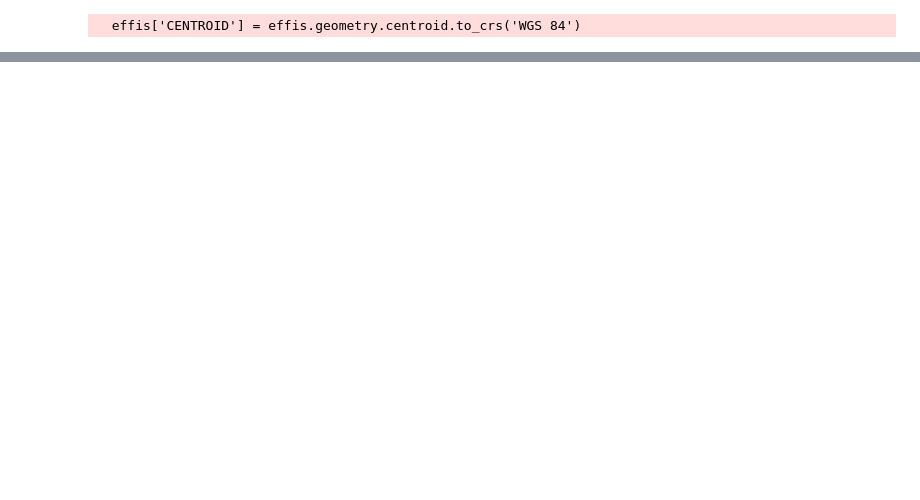
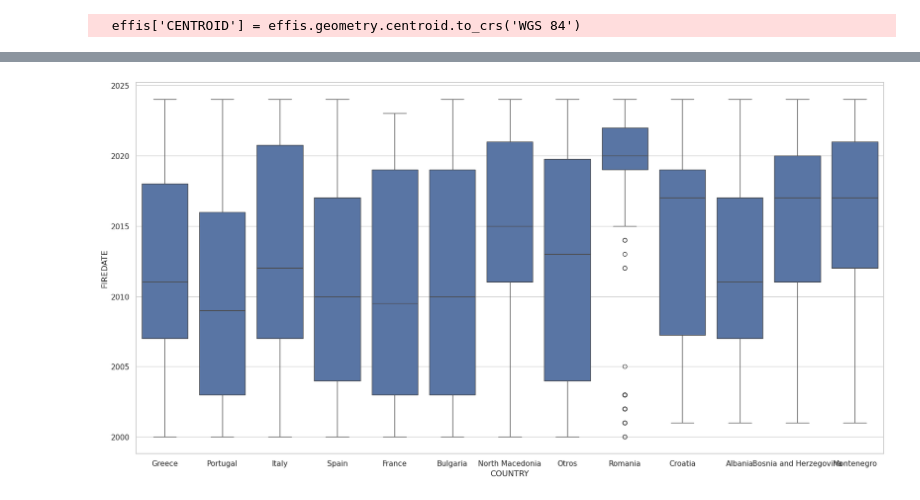
Before and after one commit to vrieraj/EDA_EFFIS, a Jupyter notebook: EDA_EFFIS.ipynb, the cells around one changed output, grey strips where cells are left out. Saved outputs shown, nothing was run; the diff lists cells and outputs as text; code cells hidden in the pictures; blank space fills up the shorter version.

```diff
--- a/EDA_EFFIS.ipynb
+++ b/EDA_EFFIS.ipynb
@@ -84,0 +145,5 @@ effis['LAT'], effis['LON'] = effis.CENTROID.y, effis.CENTROID.x
+# %%
+# Cargamos shapefile con datos de todos los países del mundo
+
+df_paises = gpd.read_file('~/Descargas/CNTR_RG_20M_2024_4326.shp')
+df_paises.info()
@@ -84,0 +170,12 @@ effis['LAT'], effis['LON'] = effis.CENTROID.y, effis.CENTROID.x
+# %%
+def nombre_pais(country_codes):
+    lista_paises = []
+    for code in country_codes:
+        resultado = df_paises.loc[df_paises.CNTR_ID == code, 'NAME_ENGL']
+        pais = resultado.values[0] if len(resultado) > 0 else code
+        lista_paises.append(pais)
+
+    return lista_paises
+
+effis['COUNTRY_ID'] = effis.COUNTRY
+effis['COUNTRY'] = nombre_pais(effis.COUNTRY)
@@ -84,0 +217,9 @@ effis['LAT'], effis['LON'] = effis.CENTROID.y, effis.CENTROID.x
+# %%
+paises = effis_eu.COUNTRY.unique()
+effis_eu['Zona'] = effis_eu.loc[]
+# %%
+seleccion = effis_eu.COUNTRY.value_counts()
+paises_min = seleccion[seleccion < 100].index
+
+effis_eu.COUNTRY = effis_eu.COUNTRY.replace(paises_min, 'Otros')
+effis_eu.COUNTRY.value_counts()
@@ -84,0 +247,5 @@ effis['LAT'], effis['LON'] = effis.CENTROID.y, effis.CENTROID.x
+# %%
+plt.figure(figsize=(20, 10))
+sns.boxplot(effis_eu, x='COUNTRY', y=effis_eu.FIREDATE.dt.year);
+# %% [output]
+[figure, added]
```
Also changed, not shown: parts of 17 cells of this notebook, 1 other file.
